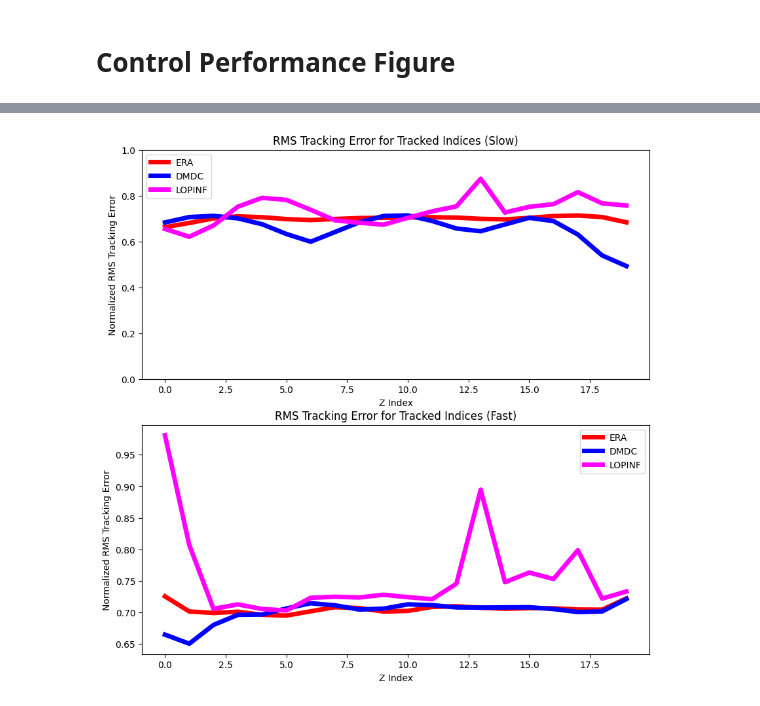
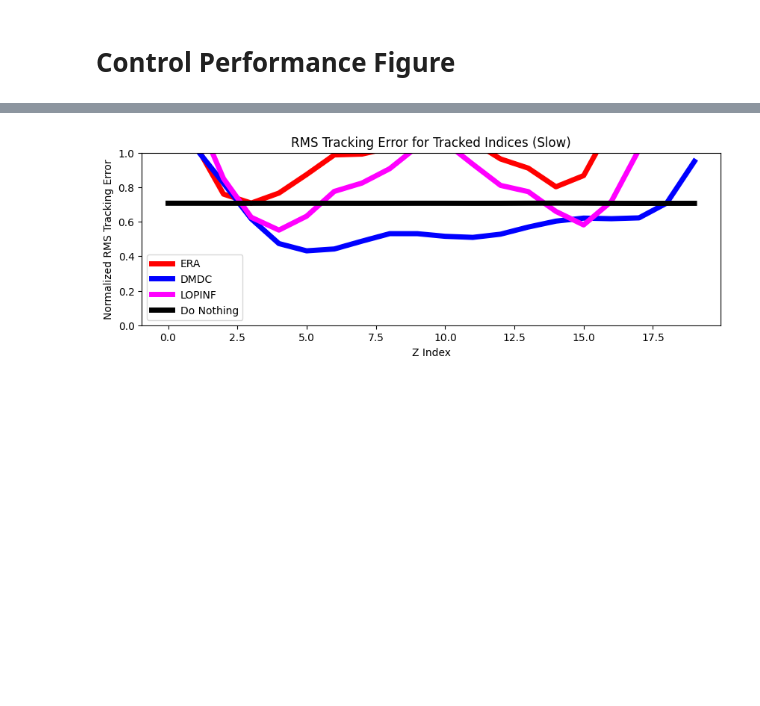
Before and after one commit to iman-adibnazari/anguilliformOptimalControl, a Jupyter notebook: src/generateFigures.ipynb, the cells around one changed output, grey strips where cells are left out. Saved outputs shown, nothing was run; the diff lists cells and outputs as text; code cells hidden in the pictures; blank space fills up the shorter version.

```diff
--- a/src/generateFigures.ipynb
+++ b/src/generateFigures.ipynb
@@ -375,6 +382,10 @@ tracking_error_dmdc_fast = y_dmdc_fast - y_ref_dmdc_fast
 tracking_error_lopinf_slow = y_lopinf_slow - y_ref_lopinf_slow
 # LOPINF fast
 tracking_error_lopinf_fast = y_lopinf_fast - y_ref_lopinf_fast
+# Error from doing nothing - slow
+doNothingError_slow = y_ref_era_slow
+# Error from doing nothing - fast
+doNothingError_fast = y_ref_era_fast
 # %%
 # Compute RMS tracking error for tracked indices for each trial
 # ERA slow
@@ -482,6 +510,10 @@ rms_error_dmdc_fast = np.sqrt(np.mean(tracking_error_dmdc_fast[zindices,:]**2, a
 rms_error_lopinf_slow = np.sqrt(np.mean(tracking_error_lopinf_slow[zindices,:]**2, axis=1))
 # LOPINF fast
 rms_error_lopinf_fast = np.sqrt(np.mean(tracking_error_lopinf_fast[zindices,:]**2, axis=1))
+# Do nothing slow
+rms_error_doNothing_slow = np.sqrt(np.mean(doNothingError_slow[zindices,:]**2, axis=1))
+# Do nothing fast
+rms_error_doNothing_fast = np.sqrt(np.mean(doNothingError_fast[zindices,:]**2, axis=1))
 # %%
 # Find max reference value for each z index
 max_ref_era_slow = np.max(y_ref_era_slow[zindices,:], axis=1)
@@ -490,6 +522,8 @@ max_ref_dmdc_slow = np.max(y_ref_dmdc_slow[zindices,:], axis=1)
 max_ref_dmdc_fast = np.max(y_ref_dmdc_fast[zindices,:], axis=1)
 max_ref_lopinf_slow = np.max(y_ref_lopinf_slow[zindices,:], axis=1)
 max_ref_lopinf_fast = np.max(y_ref_lopinf_fast[zindices,:], axis=1)
+max_ref_doNothing_slow = np.max(doNothingError_slow[zindices,:], axis=1)
+max_ref_doNothing_fast = np.max(doNothingError_fast[zindices,:], axis=1)
 # %%
 # Compute relative RMS errors for each z index for each trial
 # ERA slow
@@ -504,33 +538,39 @@ rel_rms_error_dmdc_fast = rms_error_dmdc_fast / max_ref_dmdc_fast
 rel_rms_error_lopinf_slow = rms_error_lopinf_slow / max_ref_lopinf_slow
 # LOPINF fast
 rel_rms_error_lopinf_fast = rms_error_lopinf_fast / max_ref_lopinf_fast
+# Do nothing slow
+rel_rms_error_doNothing_slow = rms_error_doNothing_slow / max_ref_doNothing_slow
+# Do nothing fast
+rel_rms_error_doNothing_fast = rms_error_doNothing_fast / max_ref_doNothing_fast
 # %%
 # Make 2 vertical subplots
-fig, axs = plt.subplots(2,1,figsize=(10,10))
+fig, ax = plt.subplots(figsize=(10,3))
 # Plot RMS tracking errrors for each z index normalized by max reference value for each slow trial on the first subplot with z indices reversed
-axs[0].plot(np.flip(rel_rms_error_era_slow), label="ERA", color="red", linewidth=5)
-axs[0].plot(np.flip(rel_rms_error_dmdc_slow), label="DMDC", color="blue", linewidth=5)
-axs[0].plot(np.flip(rel_rms_error_lopinf_slow), label="LOPINF", color="magenta", linewidth=5)
-axs[0].set_title("RMS Tracking Error for Tracked Indices (Slow)")
-axs[0].set_xlabel("Z Index")
-axs[0].set_ylabel("Normalized RMS Tracking Error")
-axs[0].set_ylim(0,0.9)
-axs[0].legend()
-# Plot RMS tracking errrors for each z index for each fast trial on the second subplot with z indices reversed
-axs[1].plot(np.flip(rel_rms_error_era_fast), label="ERA", color="red", linewidth=5)
-axs[1].plot(np.flip(rel_rms_error_dmdc_fast), label="DMDC", color="blue", linewidth=5)
-axs[1].plot(np.flip(rel_rms_error_lopinf_fast), label="LOPINF", color="magenta", linewidth=5)
-axs[1].set_title("RMS Tracking Error for Tracked Indices (Fast)")
-axs[1].set_xlabel("Z Index")
-axs[1].set_ylabel("Normalized RMS Tracking Error")
-axs[1].legend()
-axs[0].set_ylim(0,1.0)
+ax.plot(np.flip(rel_rms_error_era_slow), label="ERA", color="red", linewidth=5)
+ax.plot(np.flip(rel_rms_error_dmdc_slow), label="DMDC", color="blue", linewidth=5)
+ax.plot(np.flip(rel_rms_error_lopinf_slow), label="LOPINF", color="magenta", linewidth=5)
+ax.plot(np.flip(rel_rms_error_doNothing_slow), label="Do Nothing", color="black", linewidth=5)
+ax.set_title("RMS Tracking Error for Tracked Indices (Slow)")
+ax.set_xlabel("Z Index")
+ax.set_ylabel("Normalized RMS Tracking Error")
+ax.set_ylim(0,1)
+ax.legend()
+# # Plot RMS tracking errrors for each z index for each fast trial on the second subplot with z indices reversed
+# axs[1].plot(np.flip(rel_rms_error_era_fast), label="ERA", color="red", linewidth=5)
+# axs[1].plot(np.flip(rel_rms_error_dmdc_fast), label="DMDC", color="blue", linewidth=5)
+# axs[1].plot(np.flip(rel_rms_error_lopinf_fast), label="LOPINF", color="magenta", linewidth=5)
+# axs[1].plot(np.flip(rel_rms_error_doNothing_fast), label="Do Nothing", color="black", linewidth=5)
+# axs[1].set_title("RMS Tracking Error for Tracked Indices (Fast)")
+# axs[1].set_xlabel("Z Index")
+# axs[1].set_ylabel("Normalized RMS Tracking Error")
+# axs[1].legend()
+# axs[1].set_ylim(0,1.0)
 plt.show()
 
 # Save the figure as a .pdf file
 fig.savefig(config["currentDirectory"] + "data/figures/normalizedRmsTrackingErrorOverZIndices.pdf", format="pdf", transparent=True)
 # %% [output]
-[figure, old version]
+[figure, new version]
 # %%
 # Plot trajectories of first and last point in tracked indices for each model (ERA is red, DMDC is blue, LOPINF is magenta). Trajectories are plotted in solid lines and reference values are plotted in dashed lines
 # Slow trials
```
Also changed, not shown: parts of 8 cells of this notebook, 7 other files.
